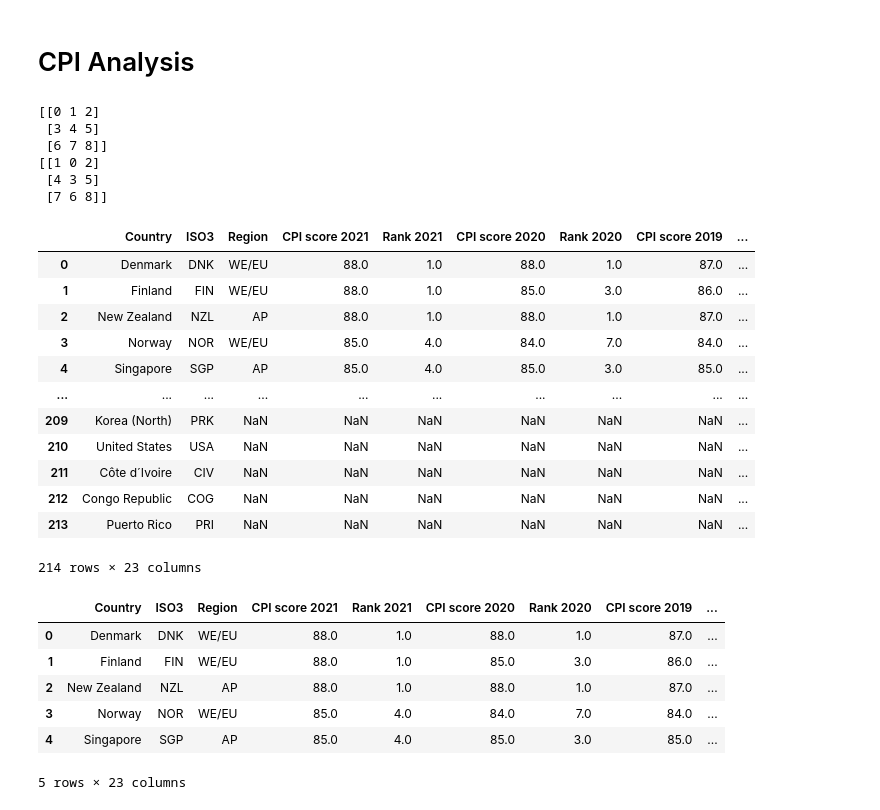
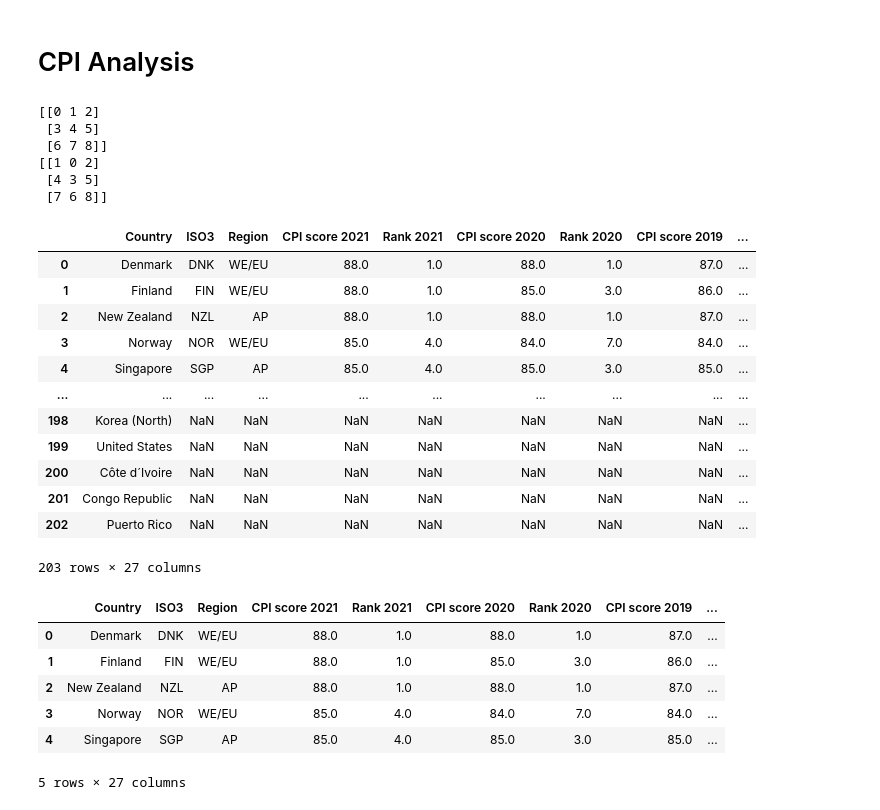
Before and after one commit to wanzulfikri/cpi_analysis, a Jupyter notebook: CPI 2012-2021.ipynb, the cells around one changed output. Cells and saved outputs as stored; diff of their text form; code cells hidden in the pictures.

Commit message:
Updated with some cleaning on the Country column

```diff
--- a/CPI 2012-2021.ipynb
+++ b/CPI 2012-2021.ipynb
@@ -1,19 +1,19 @@
 # %% [markdown]
 # CPI Analysis
-# %%
-import numpy as np
-
-arr = np.arange(9).reshape(3,3)
-
-print(arr[:, :])
-print(arr[:, [1,0,2]])
-# %% [output]
-[[0 1 2]
- [3 4 5]
- [6 7 8]]
-[[1 0 2]
- [4 3 5]
- [7 6 8]]
+# %%
+import numpy as np
+
+arr = np.arange(9).reshape(3,3)
+
+print(arr[:, :])
+print(arr[:, [1,0,2]])
+# %% [output]
+[[0 1 2]
+ [3 4 5]
+ [6 7 8]]
+[[1 0 2]
+ [4 3 5]
+ [7 6 8]]
 # %%
 # import the necessary libraries and define utility functions
 import pandas as pd
@@ -56,7 +57,7 @@ CPI = CPI.merge(CPI_2019, how="outer", on=["Country", "ISO3", "Region"])
 
 # 2018
 CPI_2018 = CPI_2018.iloc[:, :5]
-CPI_2018.rename(columns={ "Rank ": "Rank 2018"}, inplace=True)
+CPI_2018.rename(columns={ "Rank ": "Rank 2018", "CPI Score 2018": "CPI score 2018"}, inplace=True)
 
 CPI = CPI.merge(CPI_2018, how="outer", on=["Country", "ISO3", "Region"])
 
@@ -71,50 +72,50 @@ CPI = CPI.merge(CPI_2017, how="outer", on=["Country", "ISO3", "Region"])
 CPI_2016 = CPI_2016.iloc[:, :4]
 CPI_2016.rename(columns={ "CPI2016": "CPI score 2016", "Rank": "Rank 2016"}, inplace=True)
 
-CPI = CPI.merge(CPI_2016, how="outer", on=["Country", "Region"])
+CPI = CPI.merge(CPI_2016, how="outer", on=["Country"], suffixes=["", "_2016"])
 
 # 2015
 CPI_2015 = CPI_2015.iloc[:, :5]
 CPI_2015.drop("Region", axis=1, inplace=True)
 CPI_2015.rename(columns={ "CPI 2015 Score": "CPI score 2015", "Country Rank": "Rank 2015", "Country/Territory": "Country", "Country Code": "ISO3"}, inplace=True)
 
-CPI = CPI.merge(CPI_2015, how="outer", on=["Country", "ISO3"])
+CPI = CPI.merge(CPI_2015, how="outer", on=["Country"], suffixes=["", "_2015"])
 
 # 2014
 CPI_2014 = CPI_2014.iloc[:, :5]
 CPI_2014.drop("Region", axis=1, inplace=True)
 CPI_2014.rename(columns={ "CPI 2014": "CPI score 2014", "Country Rank": "Rank 2014", "Country/Territory": "Country", "Country Code": "ISO3"}, inplace=True)
-CPI = CPI.merge(CPI_2014, how="outer", on=["Country", "ISO3"], suffixes=["", "_2014"])
+CPI = CPI.merge(CPI_2014, how="outer", on=["Country"], suffixes=["", "_2014"])
 
 # 2013
 CPI_2013 = CPI_2013.iloc[:, :7]
 CPI_2013.drop(labels=["Region", "IFS Code", "Country Rank.1"], axis=1, inplace=True)
 CPI_2013.rename(columns={ "CPI 2013 Score": "CPI score 2013", "Country Rank": "Rank 2013", "Country / Territory": "Country", "Country Code": "ISO3", "WB Code": "ISO3"}, inplace=True)
-CPI = CPI.merge(CPI_2013, how="outer", on=["Country", "ISO3"])
+CPI = CPI.merge(CPI_2013, how="outer", on=["Country"], suffixes=["", "_2013"])
 
 # 2012
 CPI_2012 = CPI_2012.iloc[:, :4]
 CPI_2012.drop(labels=["Unnamed: 2"], axis=1, inplace=True)
 CPI_2012.rename(columns={ "CPI 2012 Score": "CPI score 2012", "Country Rank": "Rank 2012", "Country / Territory": "Country"}, inplace=True)
-CPI = CPI.merge(CPI_2012, how="outer", on=["Country"])
+CPI = CPI.merge(CPI_2012, how="outer", on=["Country"], suffixes=["", "_2012"])
 
 
 # sanity check
 CPI
 # %% [output]
 |  | Country | ISO3 | Region | CPI score 2021 | Rank 2021 | CPI score 2020 | Rank 2020 | CPI score 2019 | ... |
 | 0 | Denmark | DNK | WE/EU | 88.0 | 1.0 | 88.0 | 1.0 | 87.0 | ... |
 | 1 | Finland | FIN | WE/EU | 88.0 | 1.0 | 85.0 | 3.0 | 86.0 | ... |
 | 2 | New Zealand | NZL | AP | 88.0 | 1.0 | 88.0 | 1.0 | 87.0 | ... |
 | 3 | Norway | NOR | WE/EU | 85.0 | 4.0 | 84.0 | 7.0 | 84.0 | ... |
 | 4 | Singapore | SGP | AP | 85.0 | 4.0 | 85.0 | 3.0 | 85.0 | ... |
 | ... | ... | ... | ... | ... | ... | ... | ... | ... | ... |
-| 209 | Korea (North) | PRK | NaN | NaN | NaN | NaN | NaN | NaN | ... |
-| 210 | United States | USA | NaN | NaN | NaN | NaN | NaN | NaN | ... |
-| 211 | Côte d´Ivoire | CIV | NaN | NaN | NaN | NaN | NaN | NaN | ... |
-| 212 | Congo Republic | COG | NaN | NaN | NaN | NaN | NaN | NaN | ... |
-| 213 | Puerto Rico | PRI | NaN | NaN | NaN | NaN | NaN | NaN | ... |
+| 198 | Korea (North) | NaN | NaN | NaN | NaN | NaN | NaN | NaN | ... |
+| 199 | United States | NaN | NaN | NaN | NaN | NaN | NaN | NaN | ... |
+| 200 | Côte d´Ivoire | NaN | NaN | NaN | NaN | NaN | NaN | NaN | ... |
+| 201 | Congo Republic | NaN | NaN | NaN | NaN | NaN | NaN | NaN | ... |
+| 202 | Puerto Rico | NaN | NaN | NaN | NaN | NaN | NaN | NaN | ... |
-214 rows × 23 columns
+203 rows × 27 columns
 # %%
 CPI.head(5)
 # %% [output]
@@ -124,4 +125,4 @@ CPI.head(5)
 | 2 | New Zealand | NZL | AP | 88.0 | 1.0 | 88.0 | 1.0 | 87.0 | ... |
 | 3 | Norway | NOR | WE/EU | 85.0 | 4.0 | 84.0 | 7.0 | 84.0 | ... |
 | 4 | Singapore | SGP | AP | 85.0 | 4.0 | 85.0 | 3.0 | 85.0 | ... |
-5 rows × 23 columns
+5 rows × 27 columns
```
Also changed, not shown: parts of 16 cells of this notebook.
